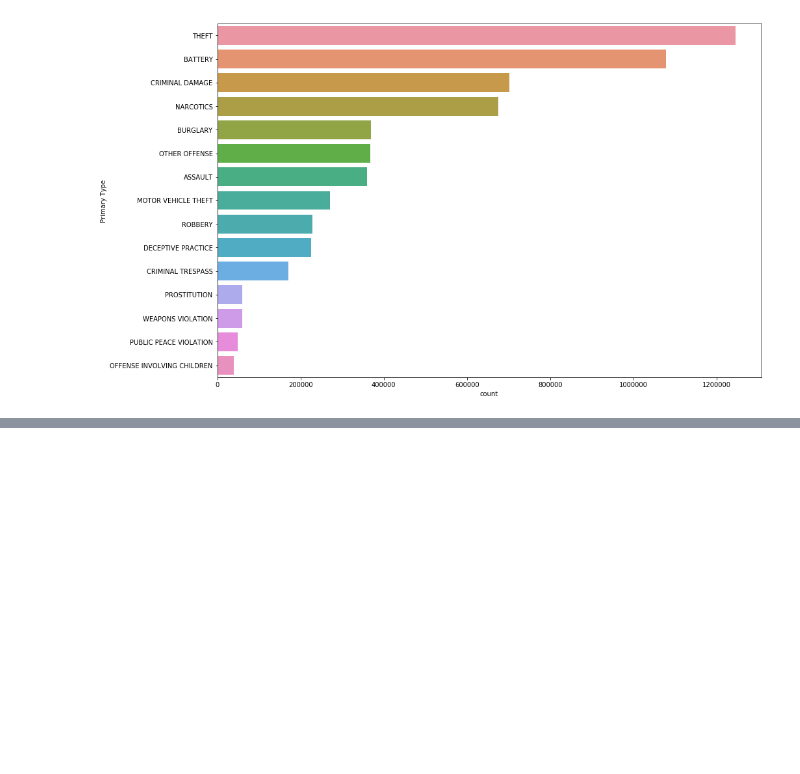
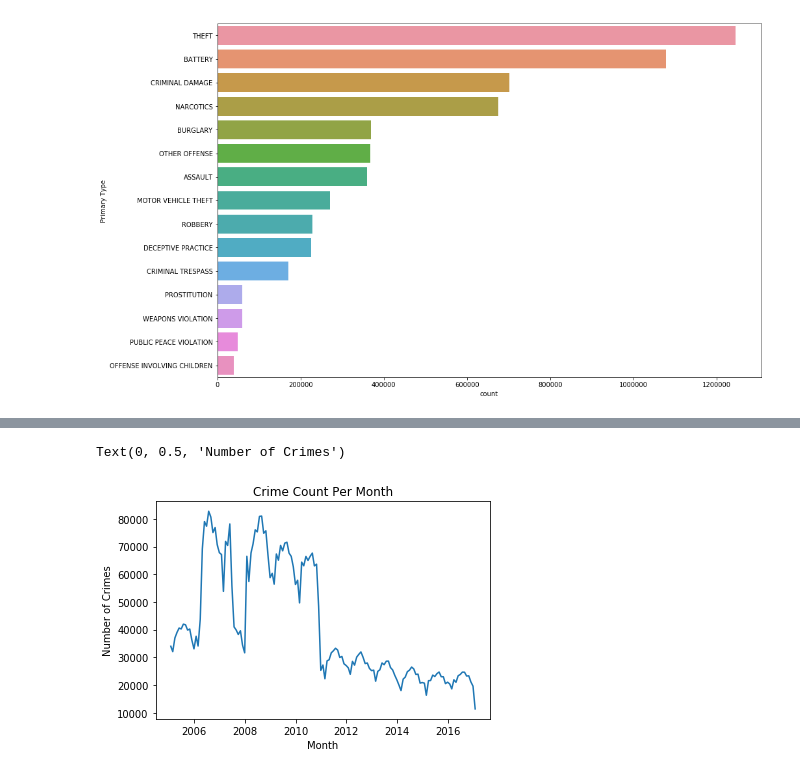
Before and after one commit to sagecodes/chicago-crime-prediction-fbprophet, a Jupyter notebook: chicago-crime-prediction-fbprophet.ipynb, the cells around one changed output, grey strips where cells are left out. Cells and saved outputs as stored; diff of their text form; code cells hidden in the pictures; blank space fills up the shorter version.

```diff
--- a/chicago-crime-prediction-fbprophet.ipynb
+++ b/chicago-crime-prediction-fbprophet.ipynb
@@ -182,0 +222,9 @@ sns.countplot(y = 'Primary Type', data = chicago_df, order = order_data)
+# %%
+# Plot crimes per Month
+plt.plot(chicago_df.resample('M').size())
+plt.title('Crime Count Per Month')
+plt.xlabel('Month')
+plt.ylabel('Number of Crimes')
+# %% [output]
+Text(0, 0.5, 'Number of Crimes')
+[figure, added]
```
Also changed, not shown: parts of 13 cells of this notebook.
